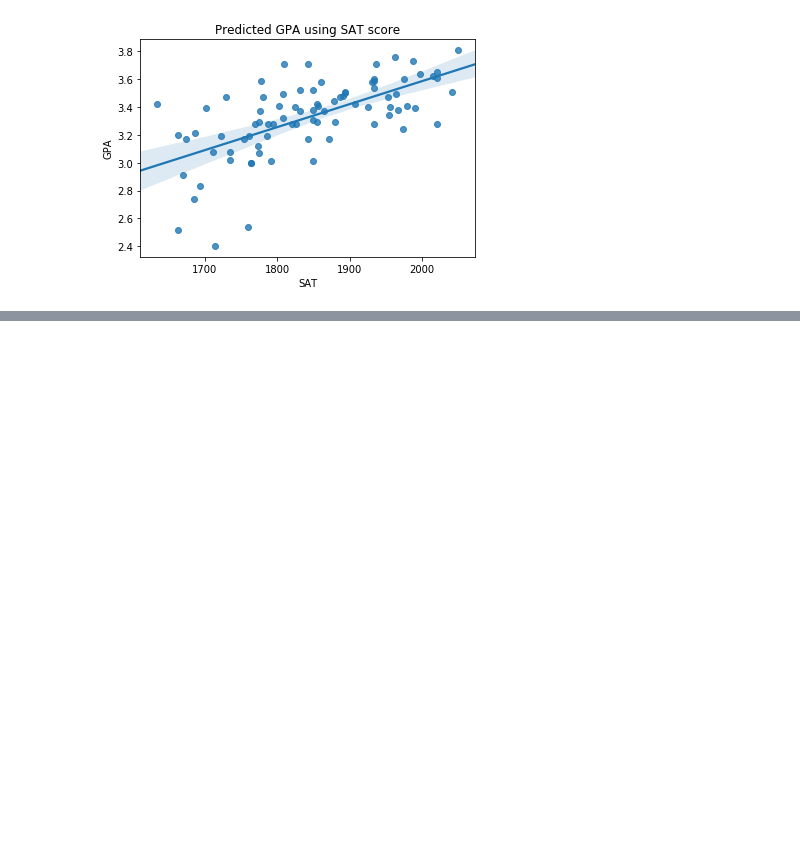
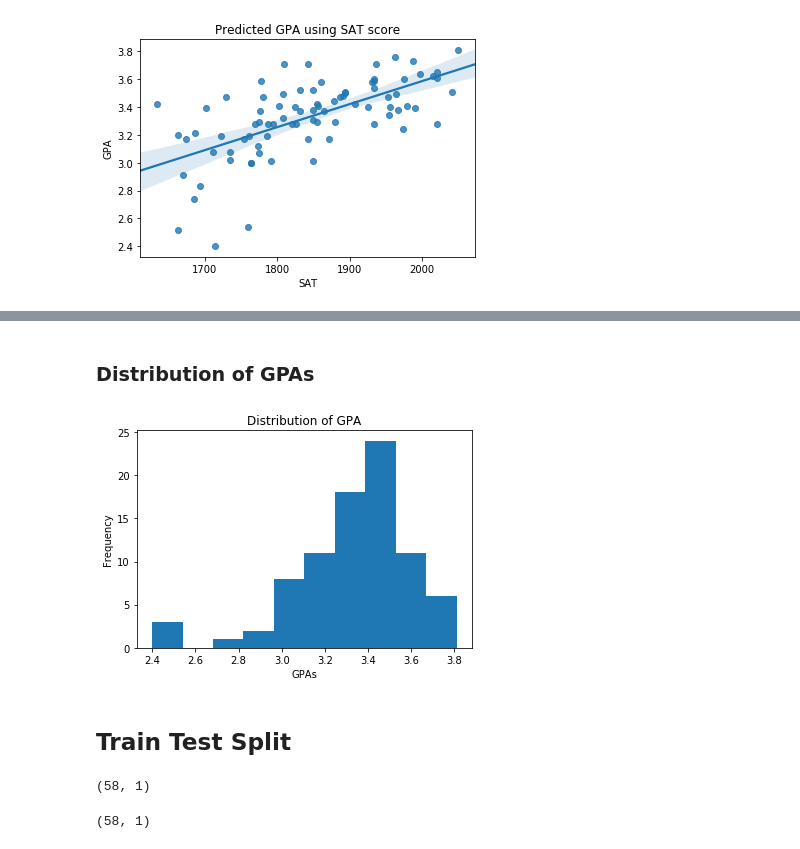
Before and after one commit to faithkane3/zillow_project, a Jupyter notebook: medium_regression_practice.ipynb, the cells around one changed output, grey strips where cells are left out. Cells and saved outputs as stored; diff of their text form; code cells hidden in the pictures; blank space fills up the shorter version.

```diff
--- a/medium_regression_practice.ipynb
+++ b/medium_regression_practice.ipynb
@@ -81,0 +96,13 @@ plt.show()
+# %% [markdown]
+### Distribution of GPAs
+# %%
+plt.hist(data.GPA)
+plt.xlabel('GPAs')
+plt.ylabel('Frequency')
+plt.title('Distribution of GPA')
+
+plt.show()
+# %% [output]
+[figure, added]
+# %% [markdown]
+## Train Test Split
@@ -81,0 +111,8 @@ plt.show()
+# %%
+X_train.shape
+# %% [output]
+(58, 1)
+# %%
+y_train.shape
+# %% [output]
+(58, 1)
```
Also changed, not shown: parts of 9 cells of this notebook, 3 other files.
